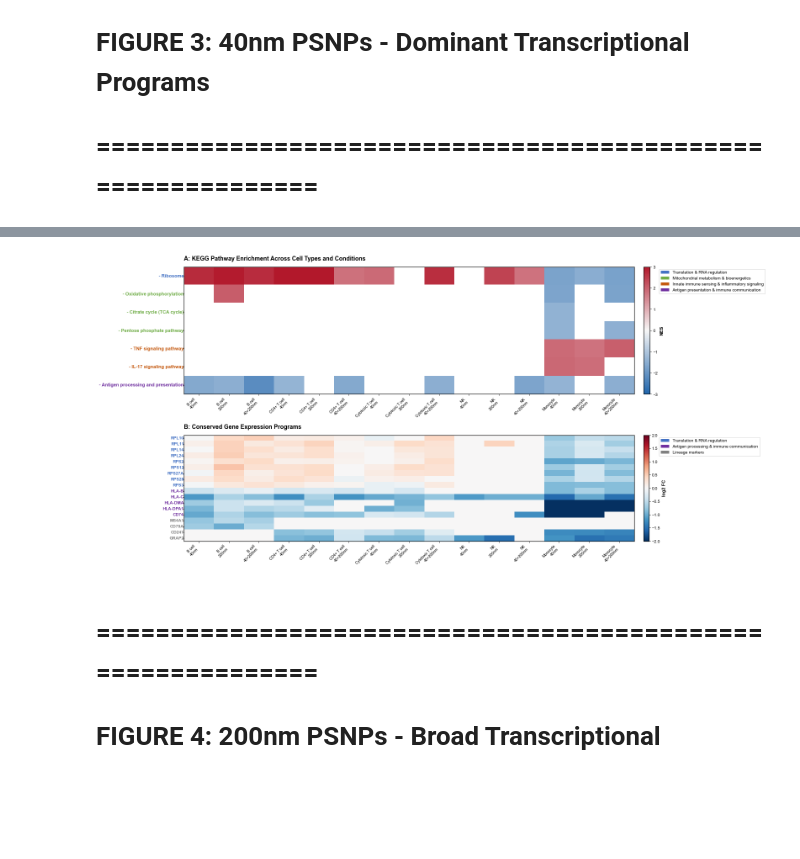
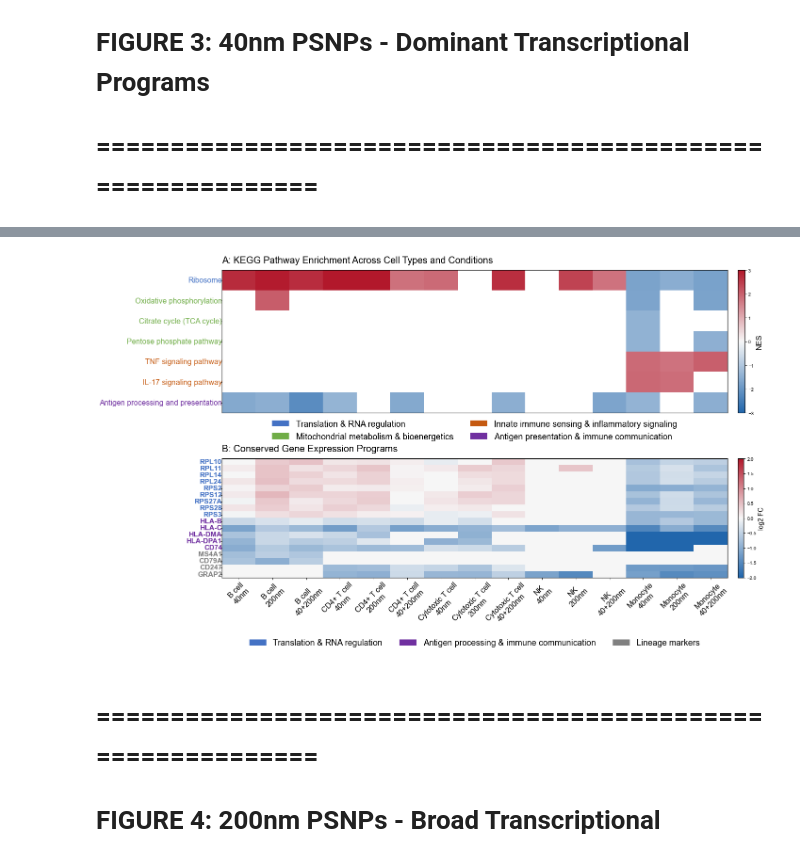
Before and after one commit to vladimirkovacevic/nano, a Jupyter notebook: notebooks/nano_figures.ipynb, the cells around one changed output, grey strips where cells are left out. Drawn from its saved outputs; the diff is of its cells as text; code cells hidden in the pictures; blank space fills up the shorter version.

```diff
--- a/notebooks/nano_figures.ipynb
+++ b/notebooks/nano_figures.ipynb
@@ -666,28 +678,30 @@ im = ax_3a.imshow(nes_matrix, cmap=cmap, aspect='auto', vmin=-3, vmax=3)
 ax_3a.set_yticks(range(len(pathway_list)))
 ytick_labels = []
 for i, pathway in enumerate(pathway_list):
-    label = ax_3a.text(-0.5, i, f'- {pathway}', va='center', ha='right',
-                       fontsize=11, color=pathway_colors_dict[pathway], fontweight='bold')
+    label = ax_3a.text(-0.5, i, f'{pathway}', va='center', ha='right',
+                       fontsize=16, color=pathway_colors_dict[pathway])
     ytick_labels.append('')
 ax_3a.set_yticklabels(ytick_labels)
 
 # Add cell type/condition labels
-ax_3a.set_xticks(range(len(cell_conditions)))
-ax_3a.set_xticklabels(cell_conditions, rotation=45, ha='right', fontsize=9)
+ax_3a.set_xticks([])#range(len(cell_conditions)))
+ax_3a.set_xticklabels([]) #cell_conditions, rotation=45, ha='center', fontsize=16)
 
 # Colorbar
 cbar = plt.colorbar(im, ax=ax_3a, fraction=0.02, pad=0.02)
-cbar.set_label('NES', fontweight='bold', fontsize=11)
+cbar.set_label('NES', fontsize=16)
 
 ax_3a.set_title('A: KEGG Pathway Enrichment Across Cell Types and Conditions',
-               fontsize=14, fontweight='bold', loc='left', pad=15)
+               fontsize=20, loc='left', pad=15)
 
 # Add legend for pathway groups
 from matplotlib.patches import Patch
 legend_elements = [Patch(facecolor=group_data['color'], label=group_name)
                    for group_name, group_data in pathway_groups.items()]
-ax_3a.legend(handles=legend_elements, loc='upper left', bbox_to_anchor=(1.05, 1),
-            fontsize=10, frameon=True)
+ax_3a.legend(handles=legend_elements, loc='lower center',
+             fontsize=18, frameon=False,
+             bbox_to_anchor=(0.5, -0.25),   # ⬅ below the plot
+             ncol=2)                        # side-by-side)
 
 # ============================================================
 # Panel 3B: Gene Expression Heatmap (Conserved Programs)
@@ -740,31 +754,33 @@ for gene in gene_list:
 log2fc_matrix = np.array(log2fc_data)
 
 # Plot dot plot style
-im2 = ax_3b.imshow(log2fc_matrix, cmap='RdBu_r', aspect='auto', vmin=-2, vmax=2)
+im2 = ax_3b.imshow(log2fc_matrix, cmap=cmap, aspect='auto', vmin=-2, vmax=2)
 
 # Gene labels with colors
 ax_3b.set_yticks(range(len(gene_list)))
 for i, (gene, color) in enumerate(zip(gene_list, gene_colors_list)):
-    ax_3b.text(-0.5, i, gene, va='center', ha='right', fontsize=10,
+    ax_3b.text(-0.5, i, gene, va='center', ha='right', fontsize=15,
               color=color, fontweight='bold')
 ax_3b.set_yticklabels([])
 
 # Cell type/condition labels
 ax_3b.set_xticks(range(len(cell_conditions)))
-ax_3b.set_xticklabels(cell_conditions, rotation=45, ha='right', fontsize=9)
+ax_3b.set_xticklabels(cell_conditions, rotation=45, ha='center', fontsize=16)
 
 # Colorbar
 cbar2 = plt.colorbar(im2, ax=ax_3b, fraction=0.02, pad=0.02)
-cbar2.set_label('log2 FC', fontweight='bold', fontsize=11)
+cbar2.set_label('log2 FC', fontsize=14)
 
 ax_3b.set_title('B: Conserved Gene Expression Programs',
-               fontsize=14, fontweight='bold', loc='left', pad=15)
+               fontsize=20, loc='left', pad=15)
 
 # Add block legend
 legend_elements2 = [Patch(facecolor=block_data['color'], label=block_name)
                     for block_name, block_data in gene_blocks.items()]
-ax_3b.legend(handles=legend_elements2, loc='upper left', bbox_to_anchor=(1.05, 1),
-            fontsize=10, frameon=True)
+ax_3b.legend(handles=legend_elements2, loc='lower center',
+             fontsize=18, frameon=False,
+             bbox_to_anchor=(0.5, -0.65),   # ⬅ below the plot
+             ncol=3)
 
 plt.savefig(FIG_DIR / 'Figure_3_conserved_programs.pdf', bbox_inches='tight')
 logger.info("✓ Figure 3 complete\n")
@@ -776,4 +792,4 @@ logger.info("✓ Figure 3 complete\n")
-[figure, old version]
+[figure, new version]
 # %% [markdown]
 # ============================================================
 # FIGURE 4: 200nm PSNPs - Broad Transcriptional Perturbation
```
Also changed, not shown: parts of 5 cells of this notebook.
